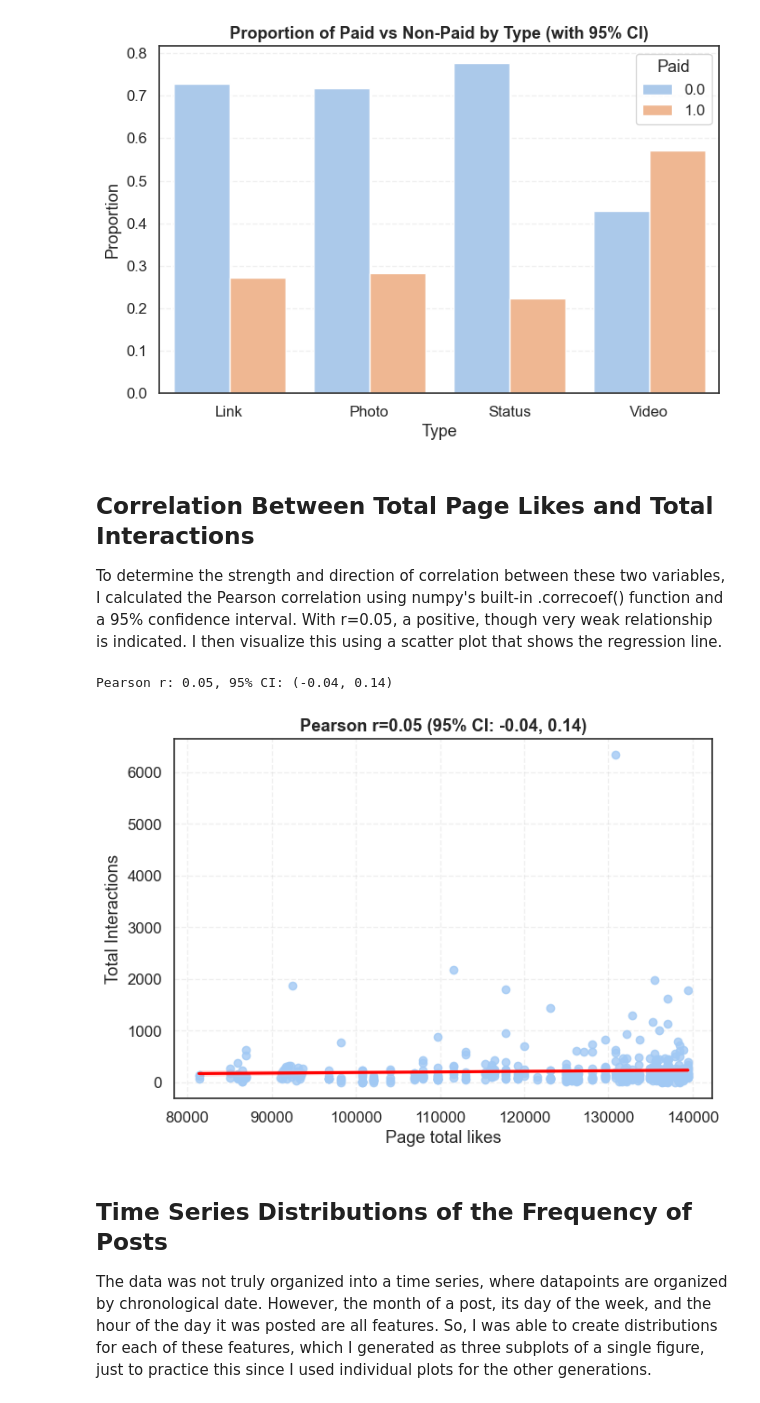
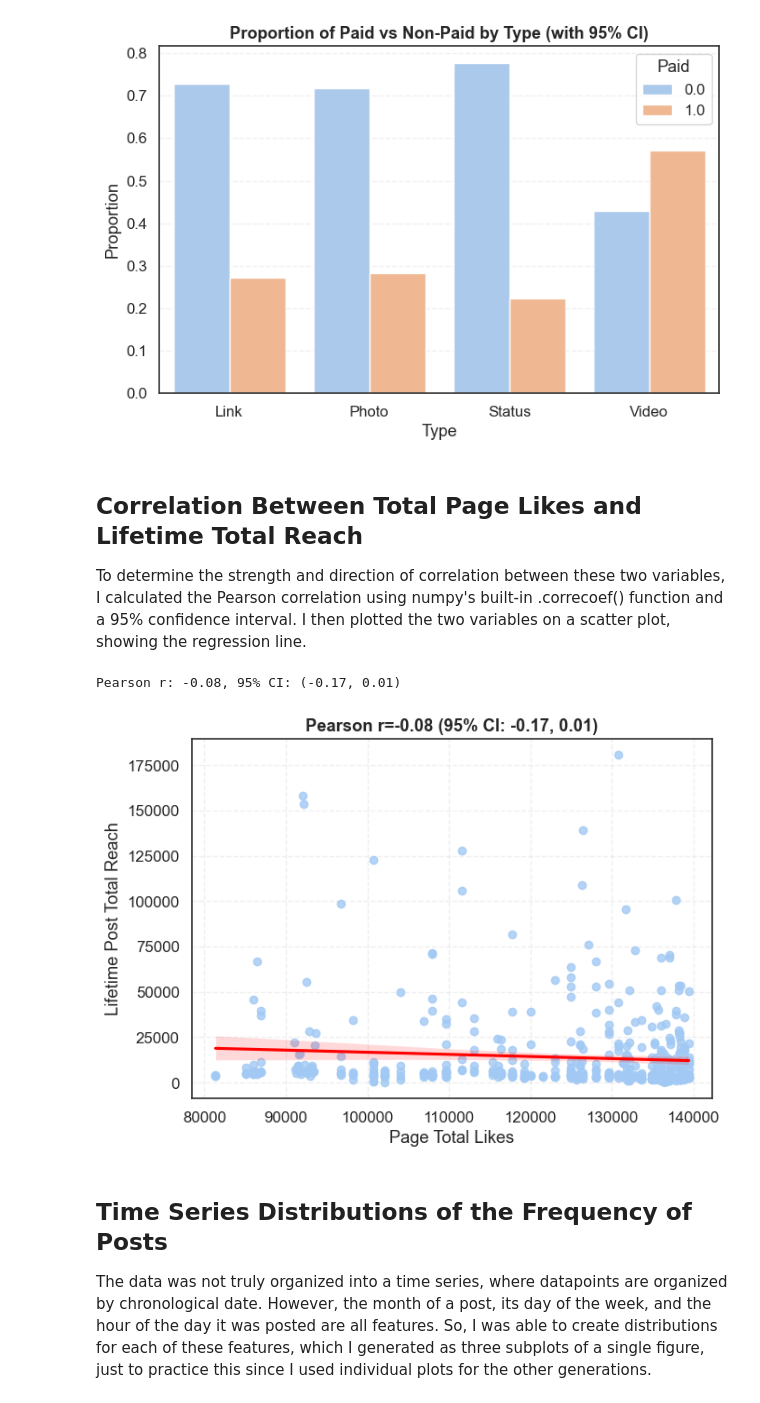
Before and after one commit to IT2053C-Gilany/final-project-filmteacher, a Jupyter notebook: final-project.ipynb, the cells around one changed output. Cells and saved outputs as stored; diff of their text form; code cells hidden in the pictures.

```diff
--- a/final-project.ipynb
+++ b/final-project.ipynb
@@ -448,40 +448,40 @@ plt.show()
 Chi-square: 3.71, dof=3
 [figure]
 # %% [markdown]
-## Correlation Between Total Page Likes and Total Interactions
+## Correlation Between Total Page Likes and Lifetime Total Reach
 
-To determine the strength and direction of correlation between these two variables, I calculated the Pearson correlation using numpy's built-in .correcoef() function and a 95% confidence interval. With r=0.05, a positive, though very weak relationship is indicated. I then visualize this using a scatter plot that shows the regression line.
+To determine the strength and direction of correlation between these two variables, I calculated the Pearson correlation using numpy's built-in .correcoef() function and a 95% confidence interval. I then plotted the two variables on a scatter plot, showing the regression line.
 # %%
 x = df_encoded['Page total likes'].dropna()
-y = df_encoded['Total Interactions'].dropna()
+y = df_encoded['Lifetime Post Total Reach'].dropna()
 common_index = x.index.intersection(y.index)
 x = x.loc[common_index]
 y = y.loc[common_index]
 
 # Pearson correlation
 r = np.corrcoef(x, y)[0, 1]
 
 # 95% CI using Fisher transformation
 n = len(x)
 z = np.arctanh(r)
 se = 1/np.sqrt(n-3)
 z_crit = 1.96
 ci_low = np.tanh(z - z_crit*se)
 ci_high = np.tanh(z + z_crit*se)
 
 print(f"Pearson r: {r:.2f}, 95% CI: ({ci_low:.2f}, {ci_high:.2f})")
 
 # Plot
 plt.figure(figsize=(7, 5))
 sns.regplot(x=x, y=y, ci=95, line_kws={'color': 'red'})
 plt.title(f'Pearson r={r:.2f} (95% CI: {ci_low:.2f}, {ci_high:.2f})')
-plt.xlabel('Page total likes')
-plt.ylabel('Total Interactions')
+plt.xlabel('Page Total Likes')
+plt.ylabel('Lifetime Post Total Reach')
 plt.tight_layout()
 plt.show()
 # %% [output]
-Pearson r: 0.05, 95% CI: (-0.04, 0.14)
+Pearson r: -0.08, 95% CI: (-0.17, 0.01)
-[figure, old version]
+[figure, new version]
 # %% [markdown]
 ## Time Series Distributions of the Frequency of Posts
 
```
Also changed, not shown: parts of 7 cells of this notebook.
